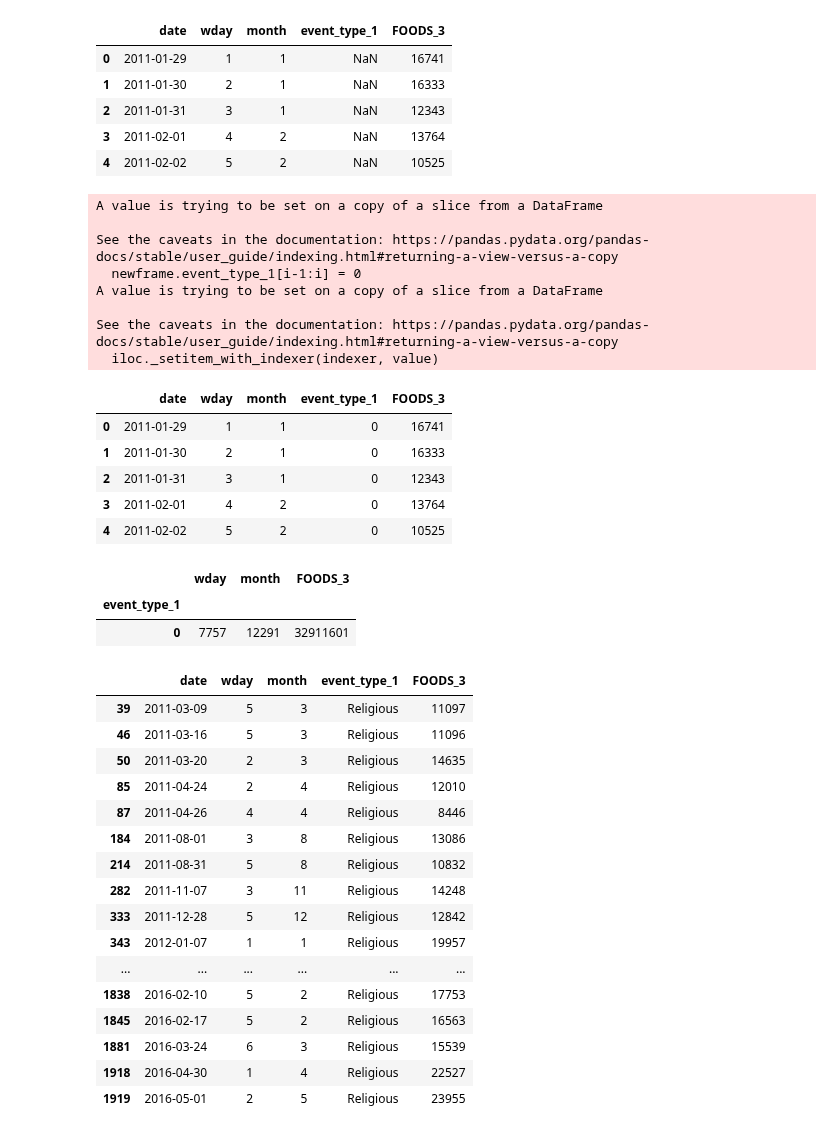
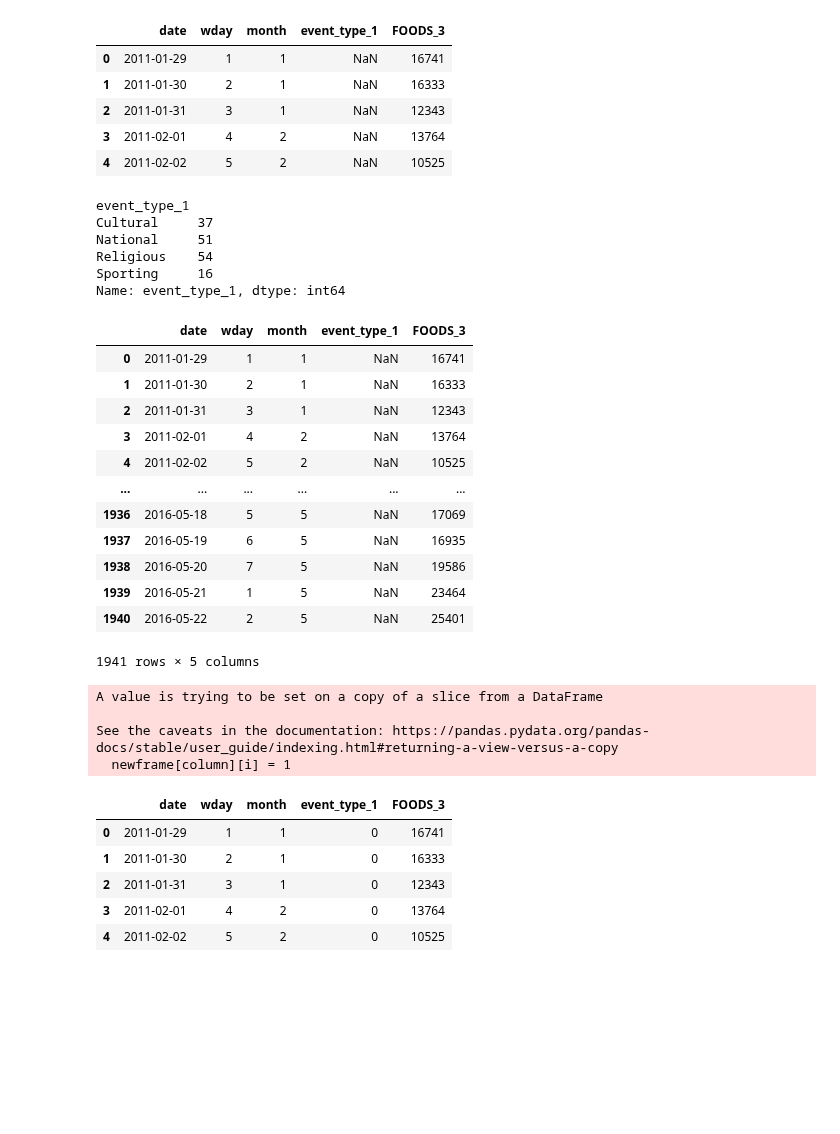
Before and after one commit to sithankanna/hts-forecast, a Jupyter notebook: notebooks/003-EK-model.ipynb, the cells around one changed output. Cells and saved outputs as stored; diff of their text form; code cells hidden in the pictures; blank space fills up the shorter version.

```diff
--- a/notebooks/003-EK-model.ipynb
+++ b/notebooks/003-EK-model.ipynb
@@ -144,47 +148,42 @@ df5.head()
 | 2 | 2011-01-31 | 3 | 1 | NaN | 12343 |
 | 3 | 2011-02-01 | 4 | 2 | NaN | 13764 |
 | 4 | 2011-02-02 | 5 | 2 | NaN | 10525 |
+# %%
+df5.groupby('event_type_1')['event_type_1'].agg('count')
+# %% [output]
+event_type_1
+Cultural     37
+National     51
+Religious    54
+Sporting     16
+Name: event_type_1, dtype: int64
+# %%
+df5
+# %% [output]
+|  | date | wday | month | event_type_1 | FOODS_3 |
+| 0 | 2011-01-29 | 1 | 1 | NaN | 16741 |
+| 1 | 2011-01-30 | 2 | 1 | NaN | 16333 |
+| 2 | 2011-01-31 | 3 | 1 | NaN | 12343 |
+| 3 | 2011-02-01 | 4 | 2 | NaN | 13764 |
+| 4 | 2011-02-02 | 5 | 2 | NaN | 10525 |
+| ... | ... | ... | ... | ... | ... |
+| 1936 | 2016-05-18 | 5 | 5 | NaN | 17069 |
+| 1937 | 2016-05-19 | 6 | 5 | NaN | 16935 |
+| 1938 | 2016-05-20 | 7 | 5 | NaN | 19586 |
+| 1939 | 2016-05-21 | 1 | 5 | NaN | 23464 |
+| 1940 | 2016-05-22 | 2 | 5 | NaN | 25401 |
+1941 rows × 5 columns
 # %%
-df_test = events_encode(df5)
-df_test.head()
+df6 = events_encode(df5, 'event_type_1')
+df6.head()
 # %% [output]
 A value is trying to be set on a copy of a slice from a DataFrame
 
 See the caveats in the documentation: https://pandas.pydata.org/pandas-docs/stable/user_guide/indexing.html#returning-a-view-versus-a-copy
-  newframe.event_type_1[i-1:i] = 0
-A value is trying to be set on a copy of a slice from a DataFrame
-
-See the caveats in the documentation: https://pandas.pydata.org/pandas-docs/stable/user_guide/indexing.html#returning-a-view-versus-a-copy
-  iloc._setitem_with_indexer(indexer, value)
+  newframe[column][i] = 1
 |  | date | wday | month | event_type_1 | FOODS_3 |
 | 0 | 2011-01-29 | 1 | 1 | 0 | 16741 |
 | 1 | 2011-01-30 | 2 | 1 | 0 | 16333 |
 | 2 | 2011-01-31 | 3 | 1 | 0 | 12343 |
 | 3 | 2011-02-01 | 4 | 2 | 0 | 13764 |
 | 4 | 2011-02-02 | 5 | 2 | 0 | 10525 |
-# %%
-df_test.groupby('event_type_1').sum()
-# %% [output]
-|  | wday | month | FOODS_3 |
-| event_type_1 |  |  |  |
-| 0 | 7757 | 12291 | 32911601 |
-# %%
-df5[df5.event_type_1=='Religious']
-# %% [output]
-|  | date | wday | month | event_type_1 | FOODS_3 |
-| 39 | 2011-03-09 | 5 | 3 | Religious | 11097 |
-| 46 | 2011-03-16 | 5 | 3 | Religious | 11096 |
-| 50 | 2011-03-20 | 2 | 3 | Religious | 14635 |
-| 85 | 2011-04-24 | 2 | 4 | Religious | 12010 |
-| 87 | 2011-04-26 | 4 | 4 | Religious | 8446 |
-| 184 | 2011-08-01 | 3 | 8 | Religious | 13086 |
-| 214 | 2011-08-31 | 5 | 8 | Religious | 10832 |
-| 282 | 2011-11-07 | 3 | 11 | Religious | 14248 |
-| 333 | 2011-12-28 | 5 | 12 | Religious | 12842 |
-| 343 | 2012-01-07 | 1 | 1 | Religious | 19957 |
-| ... | ... | ... | ... | ... | ... |
-| 1838 | 2016-02-10 | 5 | 2 | Religious | 17753 |
-| 1845 | 2016-02-17 | 5 | 2 | Religious | 16563 |
-| 1881 | 2016-03-24 | 6 | 3 | Religious | 15539 |
-| 1918 | 2016-04-30 | 1 | 4 | Religious | 22527 |
-| 1919 | 2016-05-01 | 2 | 5 | Religious | 23955 |
```
Also changed, not shown: parts of 9 cells of this notebook, 1 other file.
